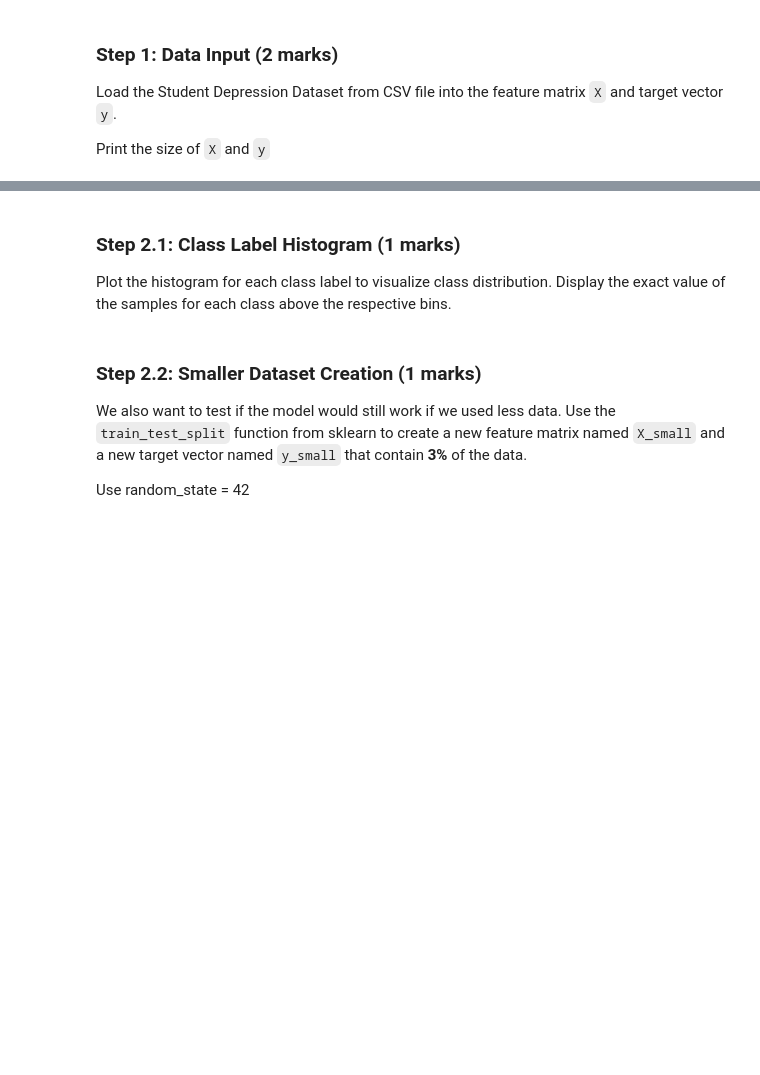
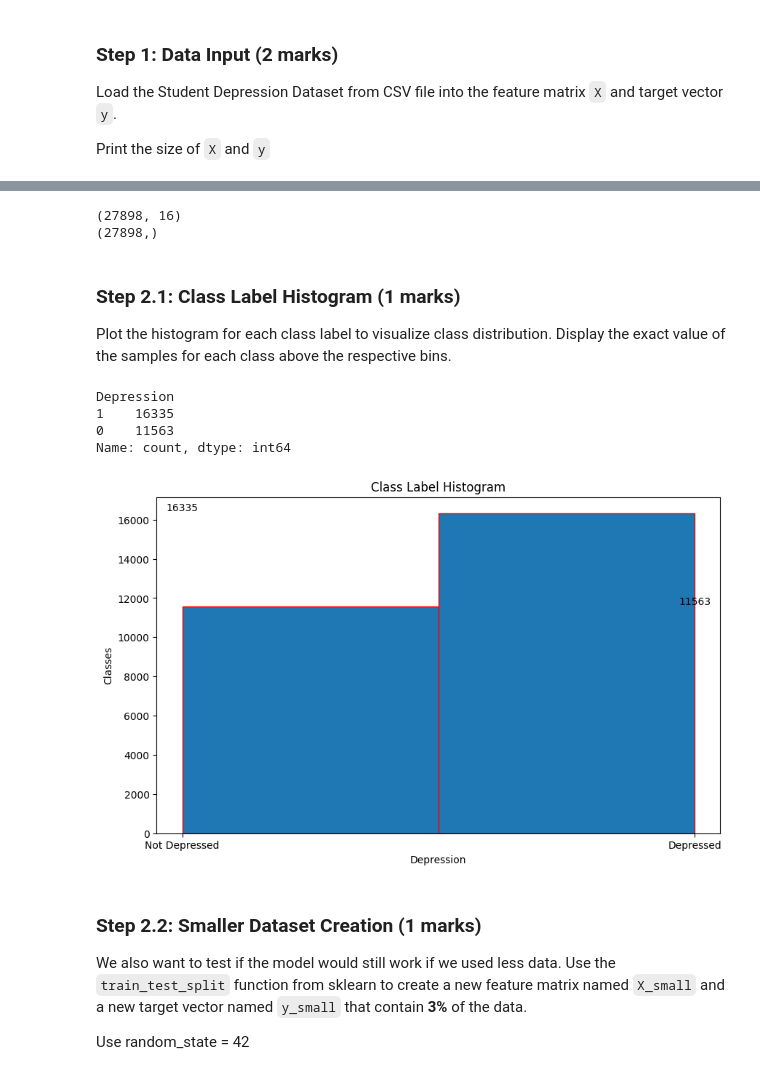
Before and after one commit to Hayden-Taylor91/ENGG680_2025_Fall_Assignment2, a Jupyter notebook: Assignment2_Upload.ipynb, the cells around one changed output, grey strips where cells are left out. Drawn from its saved outputs; the diff is of its cells as text; code cells hidden in the pictures; blank space fills up the shorter version.

```diff
--- a/Assignment2_Upload.ipynb
+++ b/Assignment2_Upload.ipynb
@@ -583,6 +583,8 @@ Load the Student Depression Dataset from CSV file into the feature matrix `X` an
 
 Print the size of `X` and `y`
 # %%
+import pandas as pd
+
 %cd /content/ENGG680_2025_Fall_Assignment2/part2_data
 
 
@@ -590,15 +592,16 @@ Print the size of `X` and `y`
 data = pd.read_csv('Student Depression Dataset.csv')
 
 # Basic data preprocessing
-data.drop(   )  # Remove irrelevant ID column
-data.dropna(   )  # Remove rows with missing values
-data.drop_duplicates(   )  # Remove duplicate rows
+data = data.drop('id', axis=1) # Remove irrelevant ID column
+data = data.dropna()  # Remove rows with missing values
+data = data.drop_duplicates()  # Remove duplicate rows
 
 # Remove 'Other' category entries as they provide no useful information (1 marks)
-# your code here
-
+data = data[data['Sleep Duration'] != 'Other']
+data = data[data['Dietary Habits'] != 'Other']
+data = data[data['Degree'] != 'Other']
 
 # Print the shape of the dataset after preprocessing and display the first 5 rows using head()
-# your code here
+print(data.head(5))
 # %% [output]
 /content/ENGG680_2025_Fall_Assignment2/part2_data
@@ -617,11 +635,15 @@ for col in categorical_columns:
         data[col] = labelencoder.fit_transform(data[col])
 
 # Prepare feature matrix X and target vector y (1 marks)
-y =  # Target vector
-X =  # Feature matrix
+y = data['Depression']
+X = data.drop('Depression', axis=1)
 
 # Display sizes of X and y
-# your code here
+print(X.shape)
+print(y.shape)
+# %% [output]
+(27898, 16)
+(27898,)
 # %% [markdown]
 ### Step 2.1: Class Label Histogram (1 marks)
 
@@ -639,3 +651,30 @@ plt.show()
+# %%
+#plotting Histogram
+plt.figure(figsize=(10, 6))
+plt.hist(y, bins=2, edgecolor='Red')
+plt.xlabel('Depression')
+plt.ylabel('Classes')
+plt.title('Class Label Histogram')
+plt.xticks([0, 1], ['Not Depressed', 'Depressed'])
+
+# Check the class distribution of y
+Checking_Class_Distribution = y.value_counts()
+print(Checking_Class_Distribution)
+
+# Display exact values for each bin in the histogram
+# hint: Use for loop
+
+for i, count in enumerate(Checking_Class_Distribution):
+    plt.text(i, count, str(count), ha='center', va='bottom')
+
+
+plt.show()
+# %% [output]
+Depression
+1    16335
+0    11563
+Name: count, dtype: int64
+[figure, added]
 # %% [markdown]
 ### Step 2.2: Smaller Dataset Creation (1 marks)
 
```
Also changed, not shown: parts of 8 cells of this notebook.
